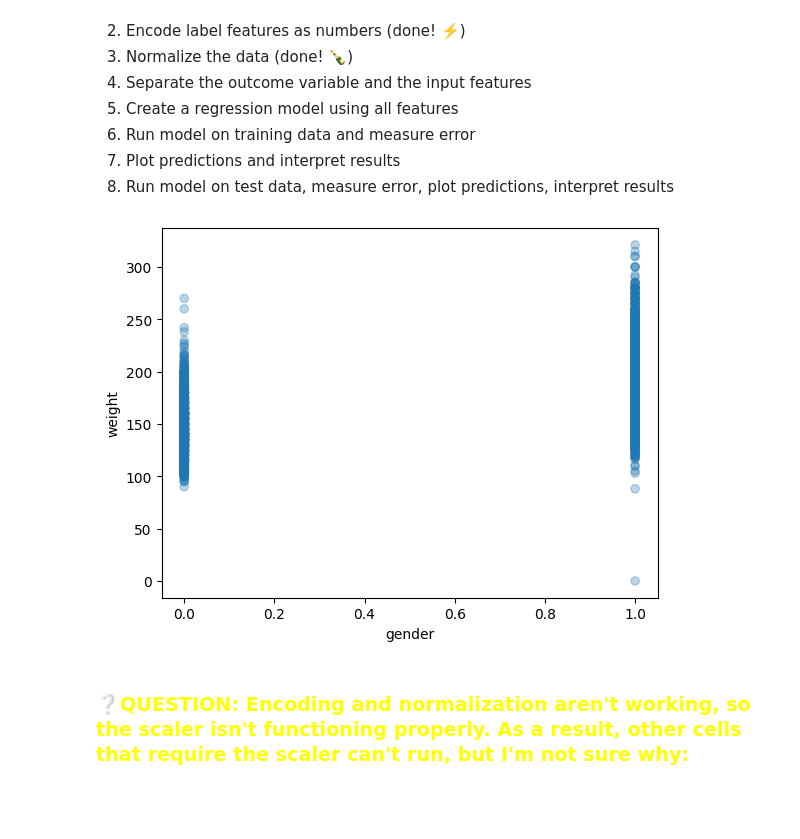
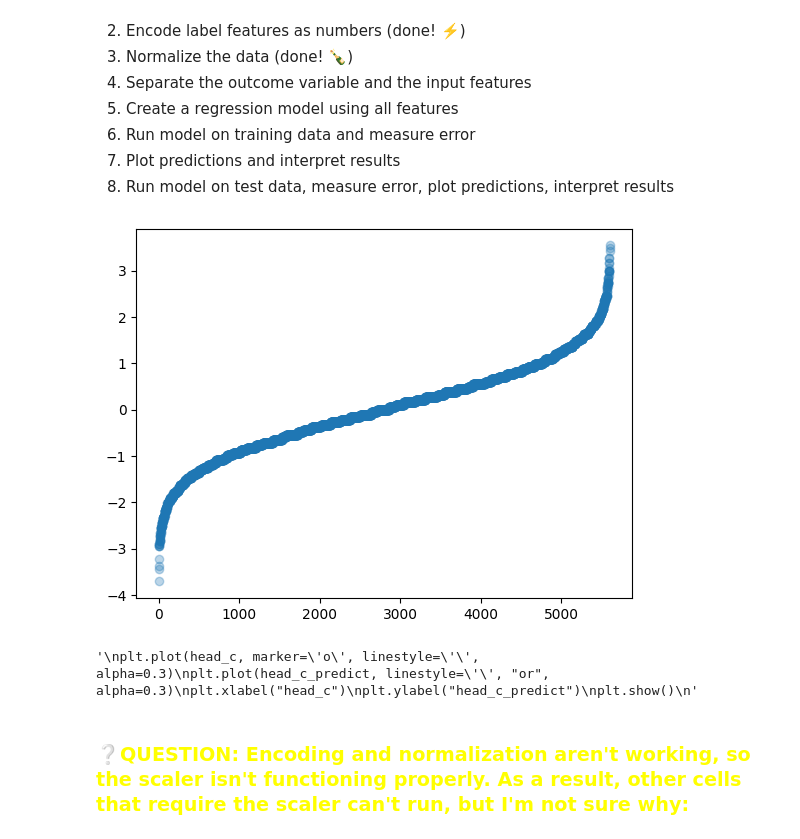
Before and after one commit to DM-GY-9103-intro-to-ML-nyu/HW08, a Jupyter notebook: HW08.ipynb, the cells around one changed output. Saved outputs shown, nothing was run; the diff lists cells and outputs as text; code cells hidden in the pictures; blank space fills up the shorter version.

```diff
--- a/HW08.ipynb
+++ b/HW08.ipynb
@@ -202,33 +231,49 @@ From our [Week 08](https://github.com/DM-GY-9103-2024F-H/WK08) notebook, we can
 # %%
 # Work on Regression Model here
 
 ## Separate outcome variable and input features
 
 ## Create a regression model
 
 ## Measure error on training data
 
 ## Plot predictions and interpret results
 
 
 ## 4. Separate the outcome variable and the independent variables
-weight = ansur_df["weight"]
-gender = ansur_df[["gender"]]
+head_c = ansur_scaled["head.circumference"]
+features = ansur_scaled.drop(columns = ["head.circumference"])
 
 # Plot the variables, just for checking
-plt.scatter(gender, weight, marker='o', linestyle='', alpha=0.3)
+'''
+plt.scatter(head_c, features, marker='o', linestyle='', alpha=0.3)
 plt.xlabel("gender")
 plt.ylabel("weight")
 plt.show()
-
+'''
 
 ## Create a LinearRegression object
-weight_model = LinearRegression()
+head_c_model = LinearRegression()
 
-# Create a model that relates weights to gender
-model =weight_model.fit(gender, weight)
+model =head_c_model.fit(features, head_c)
+
+head_c_predict = head_c_model.predict(features)
+
+#plt.scatter(head_c, head_c_predict, marker='o', linestyle='', alpha=0.3)
+plt.plot(sorted(head_c.values), marker='o', linestyle='', alpha=0.3)
+plt.plot(sorted(head_c_predict.values), color="r", linestyle='', alpha=0.3)
+plt.show()
+
+'''
+plt.plot(head_c, marker='o', linestyle='', alpha=0.3)
+plt.plot(head_c_predict, linestyle='', "or", alpha=0.3)
+plt.xlabel("head_c")
+plt.ylabel("head_c_predict")
+plt.show()
+'''
 # %% [output]
-[figure, old version]
+[figure, new version]
+'\nplt.plot(head_c, marker=\'o\', linestyle=\'\', alpha=0.3)\nplt.plot(head_c_predict, linestyle=\'\', "or", alpha=0.3)\nplt.xlabel("head_c")\nplt.ylabel("head_c_predict")\nplt.show()\n'
 # %% [markdown]
 ### <span style="color:yellow;"> ❔QUESTION: Encoding and normalization aren't working, so the scaler isn't functioning properly. As a result, other cells that require the scaler can't run, but I'm not sure why: </span>
 # %%
```
Also changed, not shown: parts of 10 cells of this notebook.
